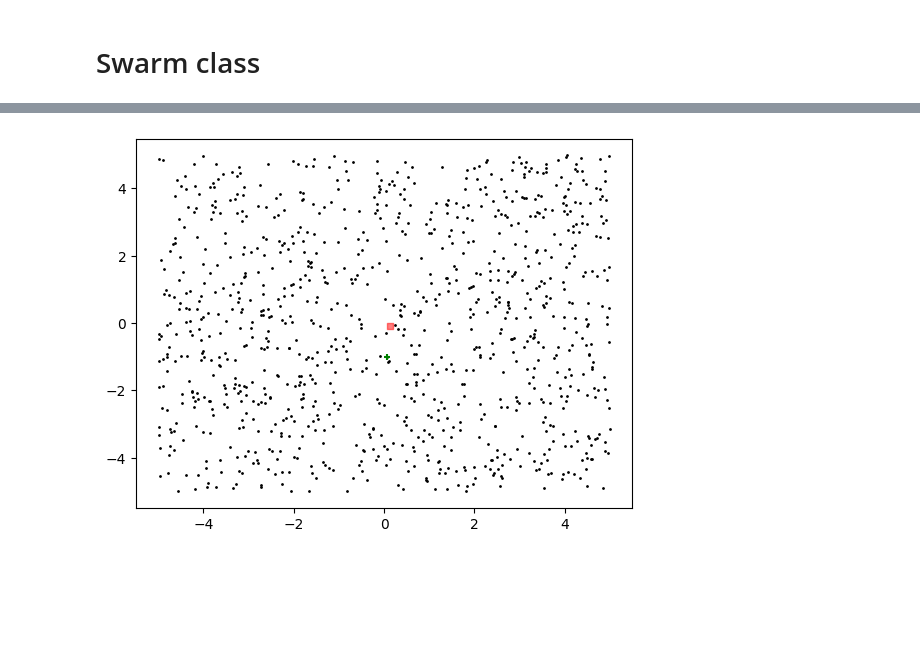
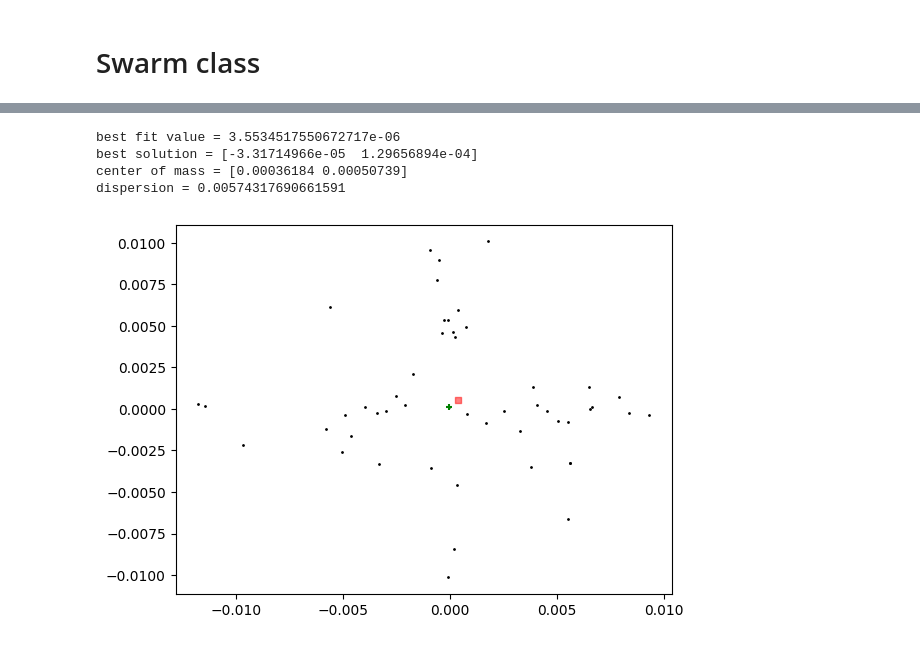
Before and after one commit to andreg24/PSO_GP_project, a Jupyter notebook: pso.ipynb, the cells around one changed output, grey strips where cells are left out. Saved outputs shown, nothing was run; the diff lists cells and outputs as text; code cells hidden in the pictures; blank space fills up the shorter version.

```diff
--- a/pso.ipynb
+++ b/pso.ipynb
@@ -212,9 +174,16 @@ class Swarm:
+# %%
+SWARM_SIZE = 50 # increase time x2
+NUM_ITERATIONS = 100 # increase time x2
+TRUE_BEST = np.array([[0, 0]])
 # %%
-S = Swarm(1000, rastrigin)
-
-S.plot()
+S = Swarm(SWARM_SIZE, fit=rastrigin)
+S.generate(NUM_ITERATIONS)
-# %% [output]
-[figure, removed]
 # %%
-S.generate(1000)
+S.plot()
 S.describe()
+# %% [output]
+best fit value = 3.5534517550672717e-06
+best solution = [-3.31714966e-05  1.29656894e-04]
+center of mass = [0.00036184 0.00050739]
+dispersion = 0.00574317690661591
+[figure, added]
```
Also changed, not shown: parts of 29 cells of this notebook, 6 other files.
